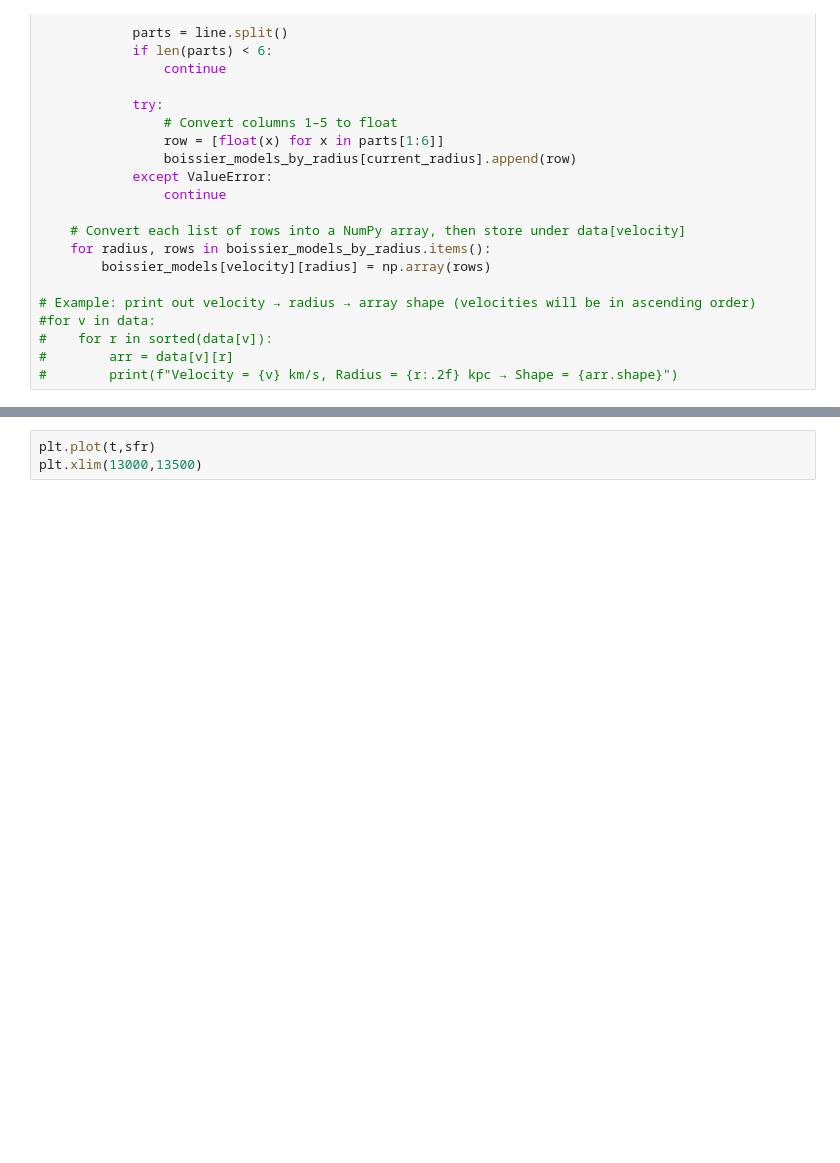
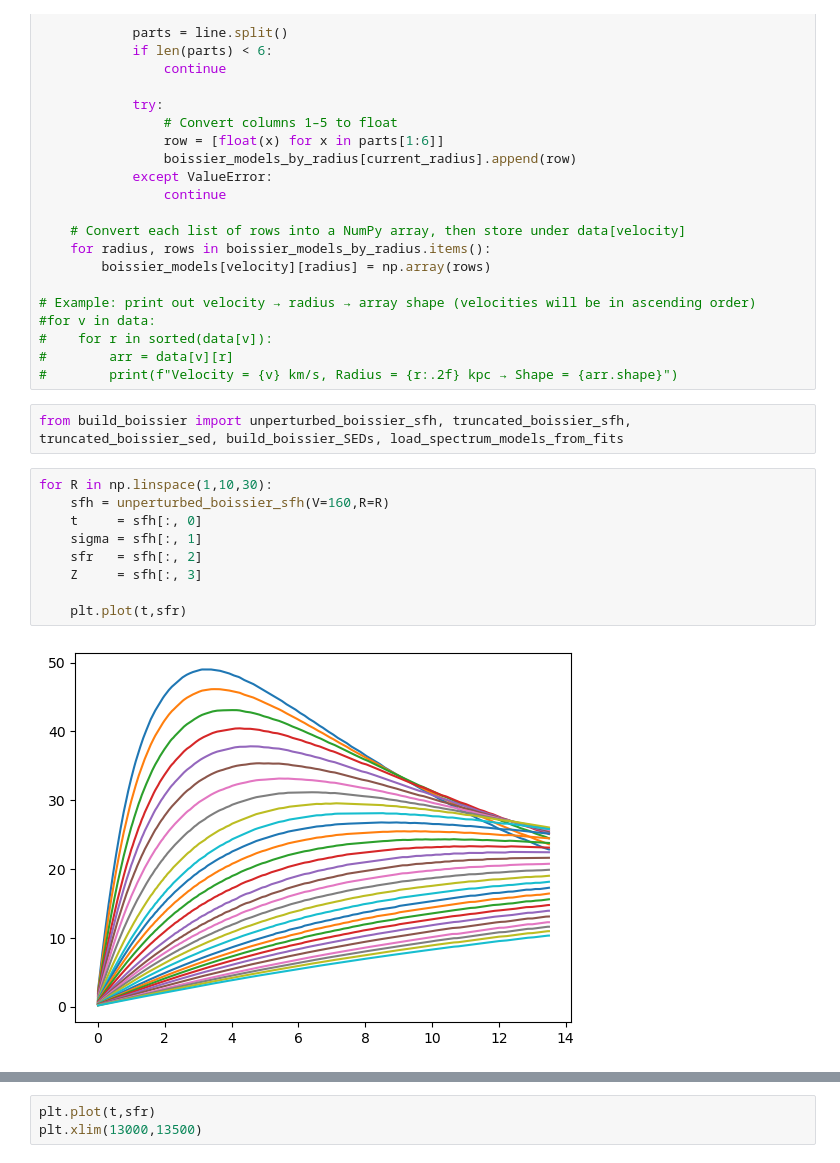
Before and after one commit to robertoinfurna/Jellifish, a Jupyter notebook: build_boissier.ipynb, the cells around one changed output, grey strips where cells are left out. Cells and saved outputs as stored; diff of their text form; blank space fills up the shorter version.

```diff
--- a/build_boissier.ipynb
+++ b/build_boissier.ipynb
@@ -271,3 +271,16 @@ for velocity, full_path in velocity_files:
 #    for r in sorted(data[v]):
 #        arr = data[v][r]
 #        print(f"Velocity = {v} km/s, Radius = {r:.2f} kpc → Shape = {arr.shape}")
+# %%
+from build_boissier import unperturbed_boissier_sfh, truncated_boissier_sfh, truncated_boissier_sed, build_boissier_SEDs, load_spectrum_models_from_fits
+# %%
+for R in np.linspace(1,10,30):
+    sfh = unperturbed_boissier_sfh(V=160,R=R)
+    t     = sfh[:, 0]
+    sigma = sfh[:, 1]
+    sfr   = sfh[:, 2]
+    Z     = sfh[:, 3]
+
+    plt.plot(t,sfr)
+# %% [output]
+[figure, added]
```
Also changed, not shown: parts of 15 cells of this notebook, 1 other file.
